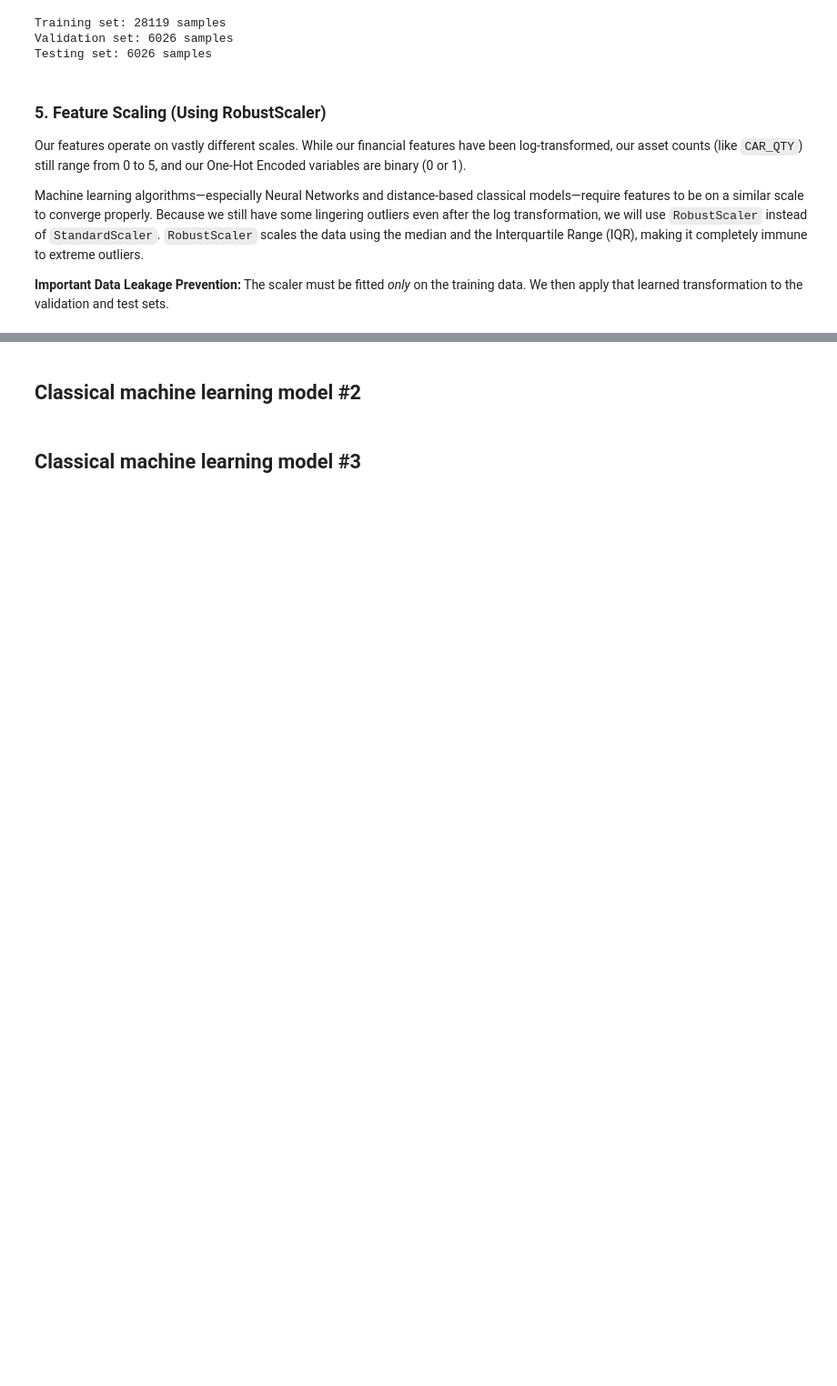
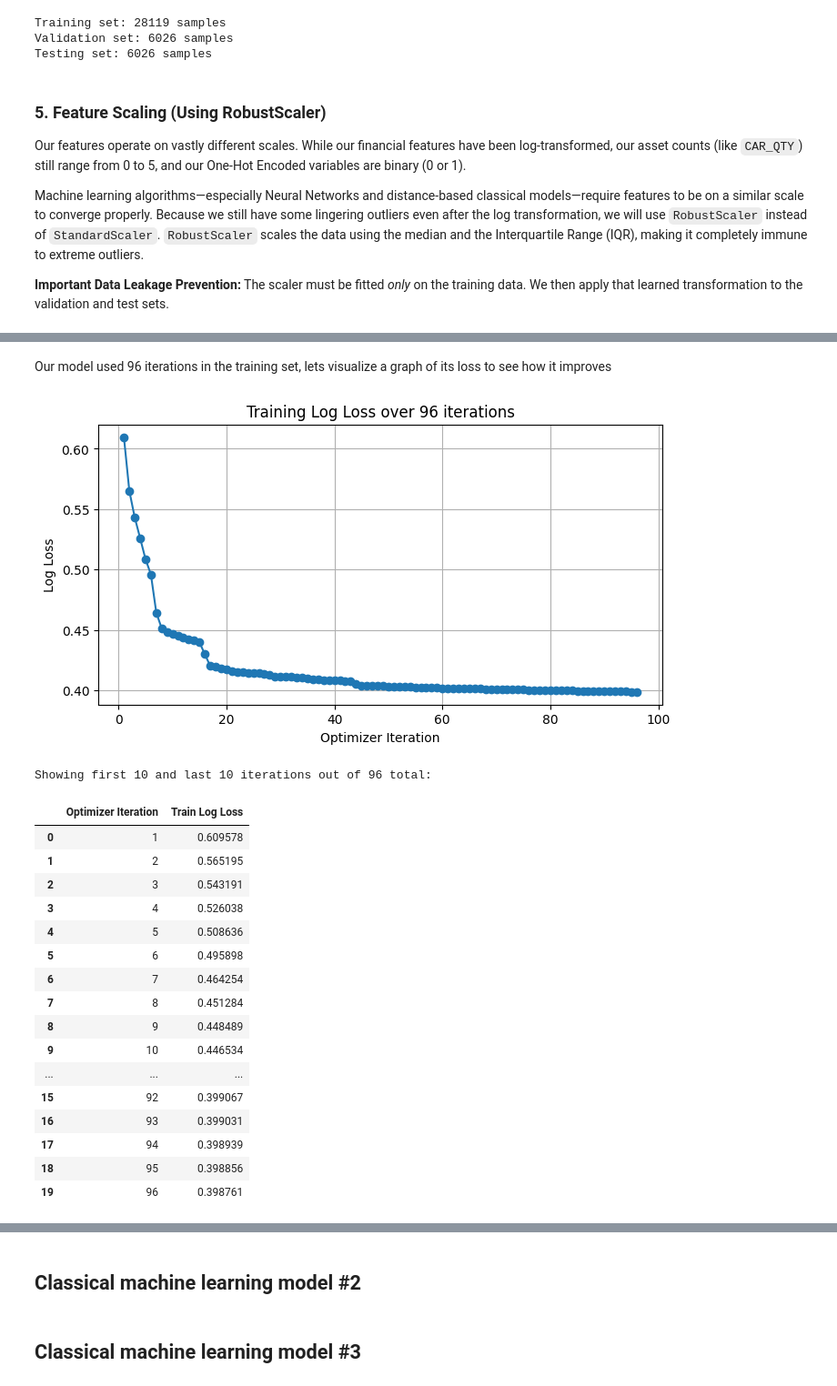
Before and after one commit to NebulaRojo9/STINTSY-MCO, a Jupyter notebook: Group2_nb.ipynb, the cells around one changed output, grey strips where cells are left out. Shown at 91% size. Saved outputs shown, nothing was run; the diff lists cells and outputs as text; code cells hidden in the pictures; blank space fills up the shorter version.

Commit message:
feat:create binomial logistic regression model

```diff
--- a/Group2_nb.ipynb
+++ b/Group2_nb.ipynb
@@ -826,0 +828,18 @@ X_test_scaled = pd.DataFrame(X_test_scaled, columns=X.columns)
+# %%
+# Logistic Regression (L2 Regularization) - Training Phase
+from sklearn.linear_model import LogisticRegression
+
+# Regularized logistic regression model
+logreg_model = LogisticRegression(
+    penalty="l2",       # regularization type (this is default)
+    C=1.0,               # regularization strength (also a default)
+    solver="lbfgs",     # optimizer (good default for larger datasets)
+    max_iter=100,
+    random_state=42
+)
+
+logreg_model.fit(X_train_scaled, y_train)
+
+# Training-set predictions and probabilities
+y_train_pred = logreg_model.predict(X_train_scaled)
+y_train_proba = logreg_model.predict_proba(X_train_scaled)[:, 1]
@@ -826,0 +891,48 @@ X_test_scaled = pd.DataFrame(X_test_scaled, columns=X.columns)
+# %% [markdown]
+Our model used 96 iterations in the training set, lets visualize a graph of its loss to see how it improves
+# %%
+# Optional: inspect training loss over all optimizer iterations (reusable helper)
+from MCO_functions import track_logreg_loss_by_iteration
+
+# Track the same number of iterations used by the fitted training model
+total_iters = int(np.ravel(logreg_model.n_iter_)[0])
+
+loss_tracking = track_logreg_loss_by_iteration(
+    X_train=X_train_scaled,
+    y_train=y_train,
+    total_iterations=total_iters,
+    c=1.0,
+    penalty="l2",
+    solver="lbfgs",
+    class_weight=None,
+    random_state=42,
+    head_n=10,
+    tail_n=10,
+    plot=True,
+)
+
+loss_history_df = loss_tracking["full_loss_df"]
+loss_window_df = loss_tracking["compact_loss_df"]
+
+print(f"Showing first 10 and last 10 iterations out of {total_iters} total:")
+display(loss_window_df.style.format({"Train Log Loss": "{:.6f}"}))
+# %% [output]
+[figure, added]
+Showing first 10 and last 10 iterations out of 96 total:
+|  | Optimizer Iteration | Train Log Loss |
+| 0 | 1 | 0.609578 |
+| 1 | 2 | 0.565195 |
+| 2 | 3 | 0.543191 |
+| 3 | 4 | 0.526038 |
+| 4 | 5 | 0.508636 |
+| 5 | 6 | 0.495898 |
+| 6 | 7 | 0.464254 |
+| 7 | 8 | 0.451284 |
+| 8 | 9 | 0.448489 |
+| 9 | 10 | 0.446534 |
+| ... | ... | ... |
+| 15 | 92 | 0.399067 |
+| 16 | 93 | 0.399031 |
+| 17 | 94 | 0.398939 |
+| 18 | 95 | 0.398856 |
+| 19 | 96 | 0.398761 |
```
Also changed, not shown: parts of 34 cells of this notebook, 1 other file.
